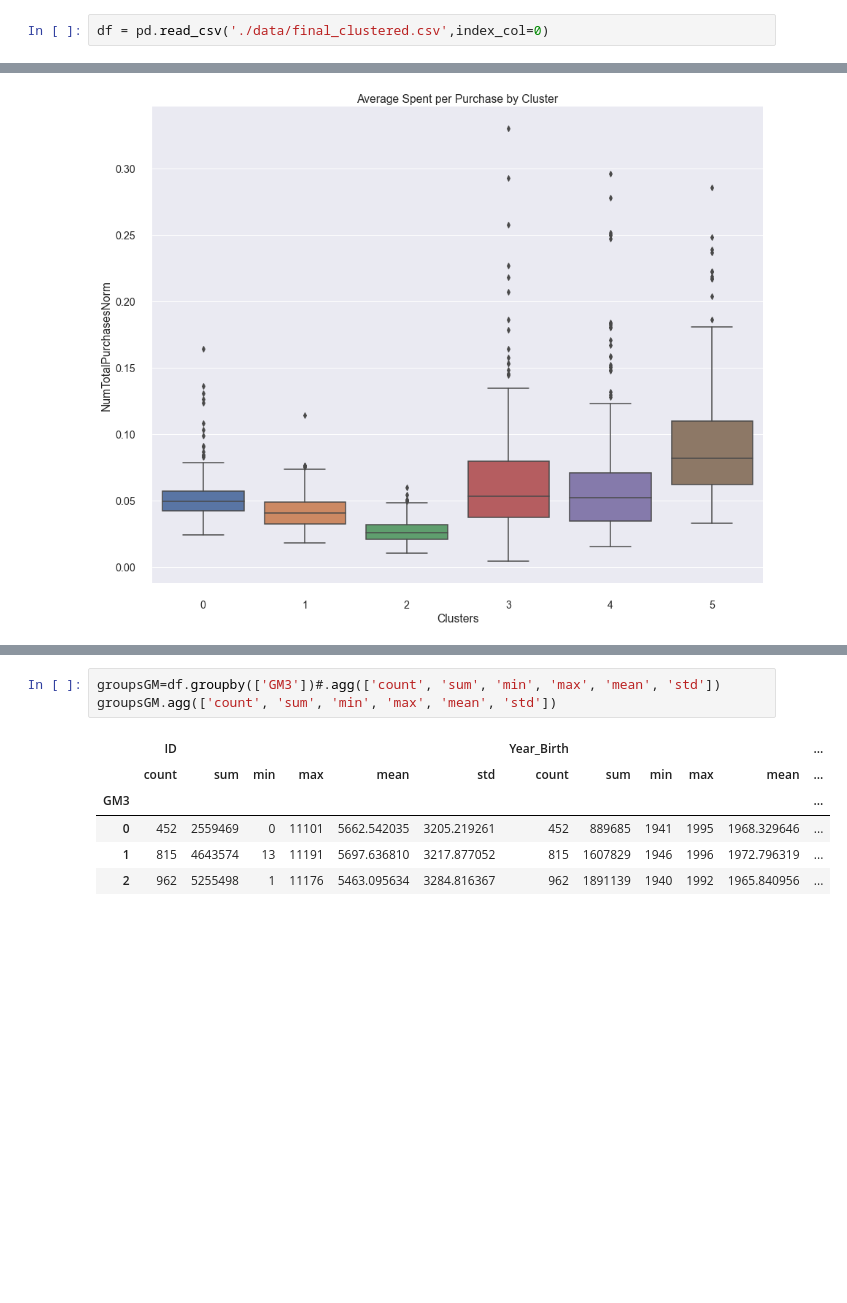
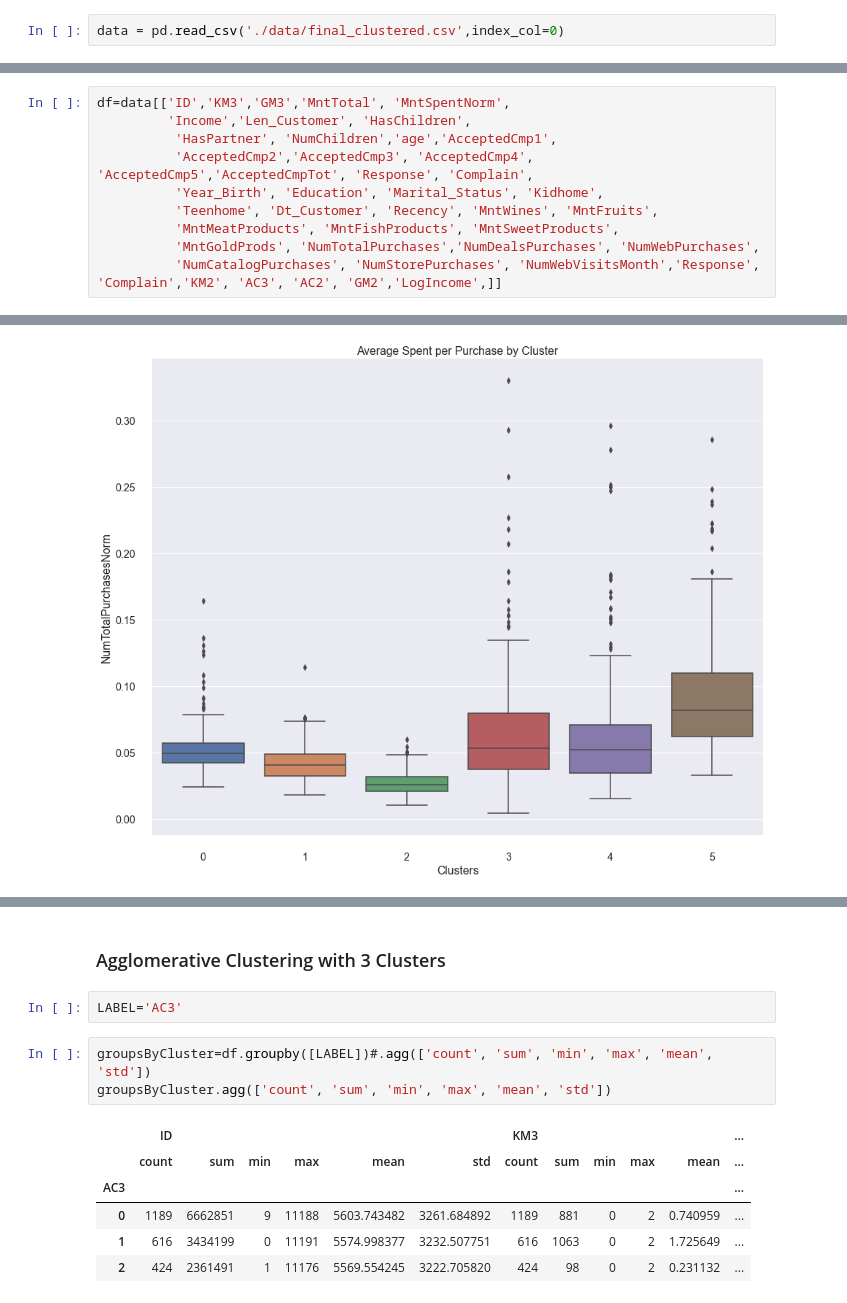
Before and after one commit to dapopov-st/store-customer-segmentation, a Jupyter notebook: 004_Analysis.ipynb, the cells around one changed output, grey strips where cells are left out. Cells and saved outputs as stored; diff of their text form; blank space fills up the shorter version.

```diff
--- a/004_Analysis.ipynb
+++ b/004_Analysis.ipynb
@@ -22,4 +22,4 @@ from sklearn.preprocessing import StandardScaler
 
 import plotly.express as px
 # %%
-df = pd.read_csv('./data/final_clustered.csv',index_col=0)
+data = pd.read_csv('./data/final_clustered.csv',index_col=0)
@@ -25,0 +28,10 @@ df = pd.read_csv('./data/final_clustered.csv',index_col=0)
+# %%
+df=data[['ID','KM3','GM3','MntTotal', 'MntSpentNorm',
+         'Income','Len_Customer', 'HasChildren',
+          'HasPartner', 'NumChildren','age','AcceptedCmp1',
+          'AcceptedCmp2','AcceptedCmp3', 'AcceptedCmp4', 'AcceptedCmp5','AcceptedCmpTot', 'Response', 'Complain',
+          'Year_Birth', 'Education', 'Marital_Status', 'Kidhome',
+          'Teenhome', 'Dt_Customer', 'Recency', 'MntWines', 'MntFruits',
+          'MntMeatProducts', 'MntFishProducts', 'MntSweetProducts',
+          'MntGoldProds', 'NumTotalPurchases','NumDealsPurchases', 'NumWebPurchases',
+          'NumCatalogPurchases', 'NumStorePurchases', 'NumWebVisitsMonth','Response', 'Complain','KM2', 'AC3', 'AC2', 'GM2','LogIncome',]]
@@ -951,10 +571,14 @@ plt.savefig('./figures/avg_per_purchase.png')
+# %% [markdown]
+### Agglomerative Clustering with 3 Clusters
+# %%
+LABEL='AC3'
 # %%
-groupsGM=df.groupby(['GM3'])#.agg(['count', 'sum', 'min', 'max', 'mean', 'std'])
-groupsGM.agg(['count', 'sum', 'min', 'max', 'mean', 'std'])
+groupsByCluster=df.groupby([LABEL])#.agg(['count', 'sum', 'min', 'max', 'mean', 'std'])
+groupsByCluster.agg(['count', 'sum', 'min', 'max', 'mean', 'std'])
 # %% [output]
-|  | ID |  |  |  |  |  | Year_Birth |  |  |  |  | ... |
+|  | ID |  |  |  |  |  | KM3 |  |  |  |  | ... |
 |  | count | sum | min | max | mean | std | count | sum | min | max | mean | ... |
-| GM3 |  |  |  |  |  |  |  |  |  |  |  | ... |
-| 0 | 452 | 2559469 | 0 | 11101 | 5662.542035 | 3205.219261 | 452 | 889685 | 1941 | 1995 | 1968.329646 | ... |
-| 1 | 815 | 4643574 | 13 | 11191 | 5697.636810 | 3217.877052 | 815 | 1607829 | 1946 | 1996 | 1972.796319 | ... |
-| 2 | 962 | 5255498 | 1 | 11176 | 5463.095634 | 3284.816367 | 962 | 1891139 | 1940 | 1992 | 1965.840956 | ... |
+| AC3 |  |  |  |  |  |  |  |  |  |  |  | ... |
+| 0 | 1189 | 6662851 | 9 | 11188 | 5603.743482 | 3261.684892 | 1189 | 881 | 0 | 2 | 0.740959 | ... |
+| 1 | 616 | 3434199 | 0 | 11191 | 5574.998377 | 3232.507751 | 616 | 1063 | 0 | 2 | 1.725649 | ... |
+| 2 | 424 | 2361491 | 1 | 11176 | 5569.554245 | 3222.705820 | 424 | 98 | 0 | 2 | 0.231132 | ... |
```
Also changed, not shown: parts of 165 cells of this notebook.
